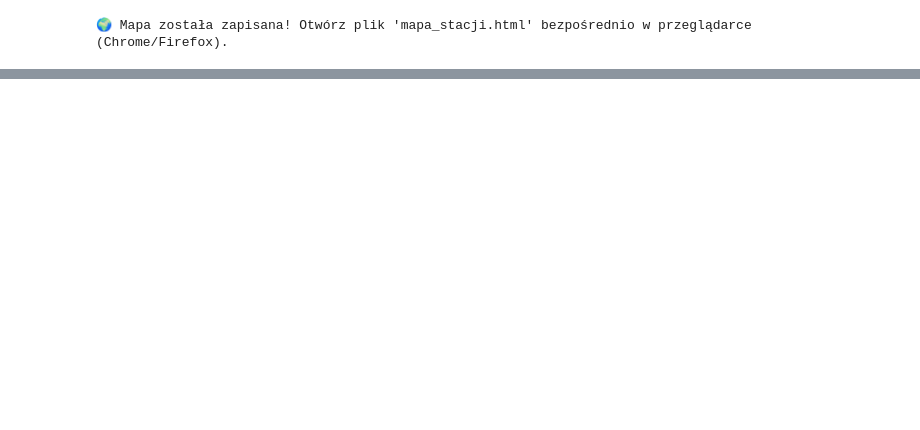
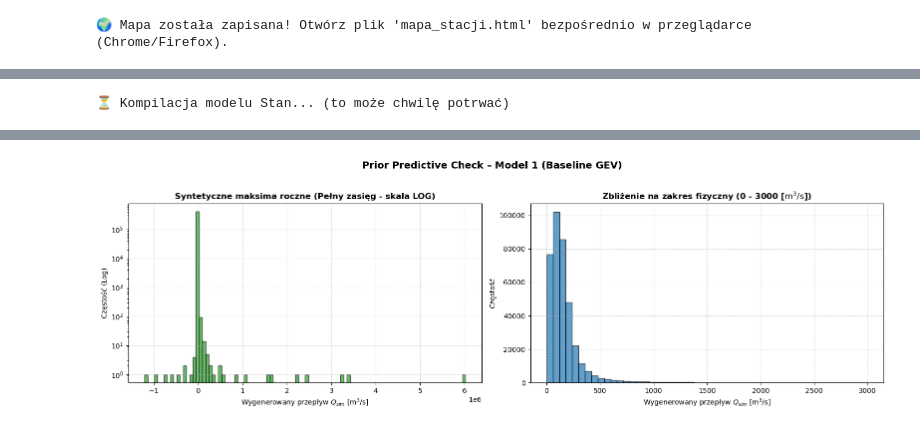
Before and after one commit to pjerzyna/Data-Analytics-Project, a Jupyter notebook: main.ipynb, the cells around one changed output, grey strips where cells are left out. Cells and saved outputs as stored; diff of their text form; code cells hidden in the pictures; blank space fills up the shorter version.

Commit message:
prior & posterior

```diff
--- a/main.ipynb
+++ b/main.ipynb
@@ -426,0 +643,77 @@ else:
+# %%
+# 1. Definicja ścieżki do pliku Stan (dostosuj jeśli masz inną strukturę folderów)
+stan_file = SCRIPTS_DIR / "stan" / "model1_prior.stan"
+
+# Symulujemy strukturę Twojego oczyszczonego datasetu
+# Pamiętaj: W Prior Predictive Check NIE przekazujemy realnych pomiarów rzek!
+S_stations = 69
+T_years = 3
+
+stan_data = {
+    "S": S_stations,
+    "T": T_years
+}
+
+if not stan_file.exists():
+    print(f"❌ Błąd: Plik modelu Stan nie istnieje pod ścieżką: {stan_file}")
+else:
+    # 2. Kompilacja modelu w Stan
+    print("⏳ Kompilacja modelu Stan... (to może chwilę potrwać)")
+    model = CmdStanModel(stan_file=str(stan_file))
+    print("✅ Model skompilowany pomyślnie!")
+
+    # 3. Próbkowanie wyłącznie z rozkładów a priori
+    # Ponieważ w sekcji 'model' są tylko priory, a danych 'y' nie ma w likelihood,
+    # Stan po prostu wylosuje niezależne parametry i wygeneruje 'y_sim'.
+    print("\n🚀 Uruchamiam Prior Predictive Simulation...")
+    prior_sample = model.sample(
+        data=stan_data,
+        chains=4,
+        iter_sampling=500,  # 500 próbek na 1 łańcuch wystarczy do PPC
+        show_progress=True
+    )
+
+    # 4. Konwersja wyników do formatu ArviZ InferenceData
+    idata = az.from_cmdstanpy(prior=prior_sample, prior_predictive=["y_sim"])
+
+    # 5. Ekstrakcja wygenerowanych syntetycznych przepływów
+    # Rezultat ma wymiary: [łańcuchy * próbki, stacje, lata]
+    y_sim_raw = idata.prior_predictive["y_sim"].values
+    y_sim_flat = y_sim_raw.flatten()
+
+    # Odrzucamy ewentualne ekstremalne wartości nieskończone, gdyby ogon wyskoczył za daleko
+    y_sim_flat = y_sim_flat[np.isfinite(y_sim_flat)]
+
+    # 6. Wizualizacja rozkładu a priori przepływów ekstremalnych
+    fig, (ax1, ax2) = plt.subplots(1, 2, figsize=(16, 5), dpi=100)
+
+    # Wykres 1: Pełny rozkład (skala logarytmiczna dla ogona)
+    ax1.hist(y_sim_flat, bins=100, color='#2ca02c', edgecolor='black', alpha=0.7)
+    ax1.set_yscale('log')
+    ax1.set_title("Syntetyczne maksima roczne (Pełny zasięg - skala LOG)", fontsize=12, weight='bold')
+    ax1.set_xlabel("Wygenerowany przepływ $Q_{sim}$ [$\\text{m}^3/\\text{s}$]")
+    ax1.set_ylabel("Częstość (Log)")
+    ax1.grid(True, linestyle='--', alpha=0.5)
+
+    # Wykres 2: Zoom na fizycznie prawdopodobny zakres (0 do 3000 m3/s)
+    # Pozwala ocenić, czy większość masy prawdopodobieństwa leży w rozsądnych granicach
+    zoom_range = y_sim_flat[(y_sim_flat >= 0) & (y_sim_flat <= 3000)]
+    ax2.hist(zoom_range, bins=50, color='#1f77b4', edgecolor='black', alpha=0.7)
+    ax2.set_title("Zbliżenie na zakres fizyczny (0 - 3000 [$\\text{m}^3/\\text{s}$])", fontsize=12, weight='bold')
+    ax2.set_xlabel("Wygenerowany przepływ $Q_{sim}$ [$\\text{m}^3/\\text{s}$]")
+    ax2.set_ylabel("Częstość")
+    ax2.grid(True, linestyle='--', alpha=0.5)
+
+    fig.suptitle("Prior Predictive Check – Model 1 (Baseline GEV)", fontsize=14, weight='bold', y=1.02)
+    plt.tight_layout()
+    plt.show()
+
+    # Krótki raport statystyczny z symulacji
+    print("\n" + "="*50)
+    print("📊 RAPORT PRIOR PREDICTIVE CHECK:")
+    print(f"   • Łączna liczba wygenerowanych maksimów: {len(y_sim_flat)}")
+    print(f"   • Procent wygenerowanych ujemnych wartości: {(y_sim_flat < 0).mean()*100:.2f}%")
+    print(f"   • Mediana wygenerowanych maksimów:       {np.median(y_sim_flat):.2f} m³/s")
+    print(f"   • 95. percentyl przepływu w PPC:         {np.percentile(y_sim_flat, 95):.2f} m³/s")
+    print("="*50)
+# %% [output]
@@ -426,0 +721 @@ else:
+⏳ Kompilacja modelu Stan... (to może chwilę potrwać)
@@ -426,0 +743 @@ else:
+[figure, added]
```
Also changed, not shown: parts of 19 cells of this notebook, 5 other files.
